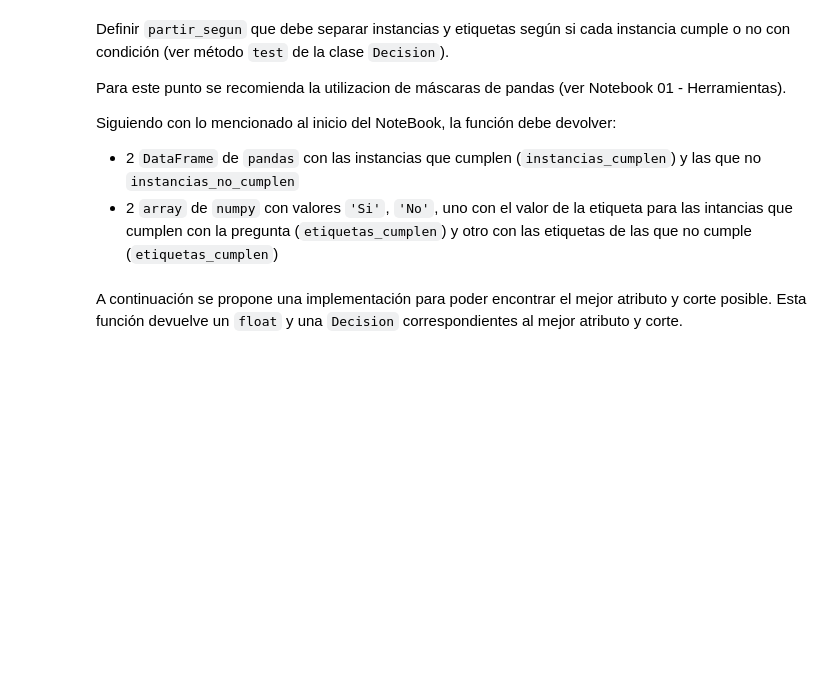
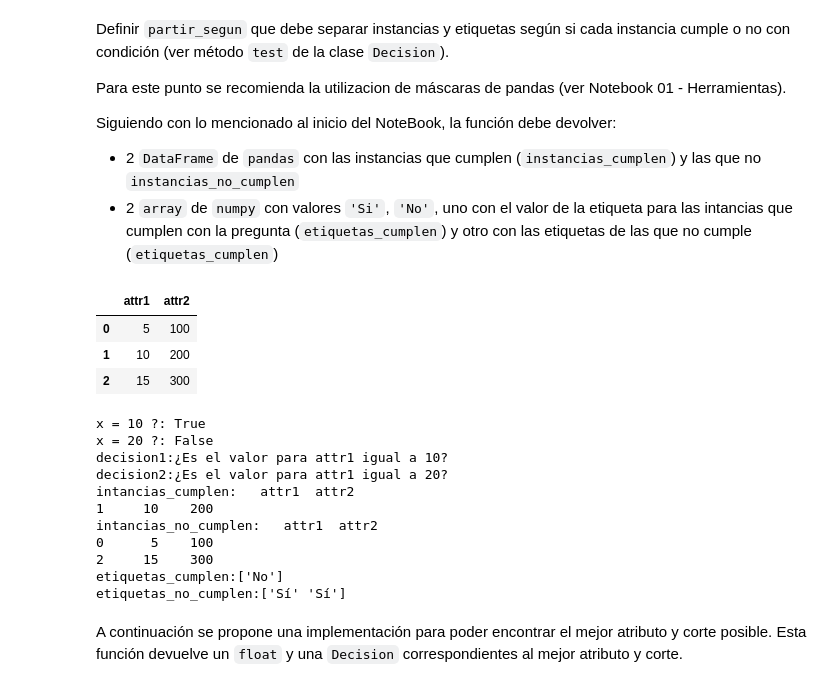
Before and after one commit to hrancati/aprendizajeAutomatico-material, a Jupyter notebook: notebooks/notebook_04_implementacion_arboles-published.ipynb, the cells around one changed output. Saved outputs shown, nothing was run; the diff lists cells and outputs as text; code cells hidden in the pictures; blank space fills up the shorter version.

```diff
--- a/notebooks/notebook_04_implementacion_arboles-published.ipynb
+++ b/notebooks/notebook_04_implementacion_arboles-published.ipynb
@@ -165,7 +165,7 @@ class Decision:
         self.value = value
         self.test_function = test_function
 
-    def test(self, x: pd.Series) -> bool:
+    def test(self, x: dict) -> bool:
         # Devuelve verdadero si la instancia cumple con la pregunta
         return self.test_function(self.value, x[self.feature])
 
@@ -216,20 +222,61 @@ Siguiendo con lo mencionado al inicio del NoteBook, la función debe devolver:
 
    - 2 `DataFrame` de `pandas` con las instancias que cumplen (`instancias_cumplen`) y las que no `instancias_no_cumplen`
    - 2 `array` de `numpy` con valores `'Si'`, `'No'`, uno con el valor de la etiqueta para las intancias que cumplen con la pregunta (`etiquetas_cumplen`) y otro con las etiquetas de las que no cumple (`etiquetas_cumplen`)
-# %%
-def partir_segun(
-    pregunta: Decision,
-    instancias: pd.DataFrame,
-    etiquetas: np.ndarray
-) -> Tuple[pd.DataFrame, np.ndarray, pd.DataFrame, np.ndarray]:
-    # Esta función debe separar instancias y etiquetas según si cada instancia cumple o no
-    # COMPLETAR
-    (instancias_cumplen,
-         etiquetas_cumplen,
-         instancias_no_cumplen,
-         etiquetas_no_cumplen) = [], [], [], []
-
-    return instancias_cumplen, etiquetas_cumplen, instancias_no_cumplen, etiquetas_no_cumplen
+# %%
+def partir_segun(
+    pregunta: Decision,
+    instancias: pd.DataFrame,
+    etiquetas: np.ndarray
+) -> Tuple[pd.DataFrame, np.ndarray, pd.DataFrame, np.ndarray]:
+
+    instancias_cumplen = instancias[instancias.apply(lambda row: pregunta.test(row.to_dict()), axis=1)]
+    instancias_no_cumplen = instancias[instancias.apply(lambda row: not pregunta.test(row.to_dict()), axis=1)]
+    etiquetas_cumplen = etiquetas[instancias_cumplen.index]
+    etiquetas_no_cumplen = etiquetas[instancias_no_cumplen.index]
+
+    return instancias_cumplen, etiquetas_cumplen, instancias_no_cumplen, etiquetas_no_cumplen
+
+
+instancias = pd.DataFrame({
+    "attr1": [5, 10, 15],
+    "attr2": [100, 200, 300]
+})
+etiquetas = np.array(['Sí','No','Sí'])
+
+display(instancias)
+
+attr1Eq10 = Decision("attr1", value=10)
+attr1Eq20 = Decision("attr1", value=20)
+x = { "attr1" : 10 , "attr2" : 100 }
+
+print(f"x = 10 ?:",attr1Eq10.test(x))
+print(f"x = 20 ?:",attr1Eq20.test(x))
+
+print(f"decision1:{attr1Eq10}")
+print(f"decision2:{attr1Eq20}")
+
+instancias_cumplen, etiquetas_cumplen, instancias_no_cumplen, etiquetas_no_cumplen = partir_segun(attr1Eq10,instancias,etiquetas)
+print(f"intancias_cumplen:{instancias_cumplen}")
+print(f"intancias_no_cumplen:{instancias_no_cumplen}")
+print(f"etiquetas_cumplen:{etiquetas_cumplen}")
+print(f"etiquetas_no_cumplen:{etiquetas_no_cumplen}")
+# test(self, x: pd.Series) -> bool:
+# %% [output]
+|  | attr1 | attr2 |
+| 0 | 5 | 100 |
+| 1 | 10 | 200 |
+| 2 | 15 | 300 |
+x = 10 ?: True
+x = 20 ?: False
+decision1:¿Es el valor para attr1 igual a 10?
+decision2:¿Es el valor para attr1 igual a 20?
+intancias_cumplen:   attr1  attr2
+1     10    200
+intancias_no_cumplen:   attr1  attr2
+0      5    100
+2     15    300
+etiquetas_cumplen:['No']
+etiquetas_no_cumplen:['Sí' 'Sí']
 # %% [markdown]
 A continuación se propone una implementación para poder encontrar el mejor atributo y corte posible. Esta función devuelve un `float` y una `Decision` correspondientes al mejor atributo y corte.
 # %%
```
Also changed, not shown: parts of 6 cells of this notebook, 1 other file.
